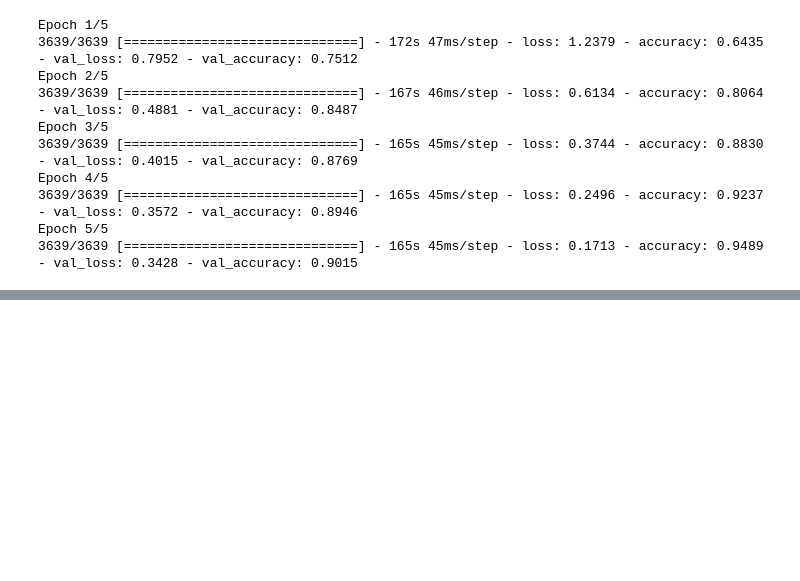
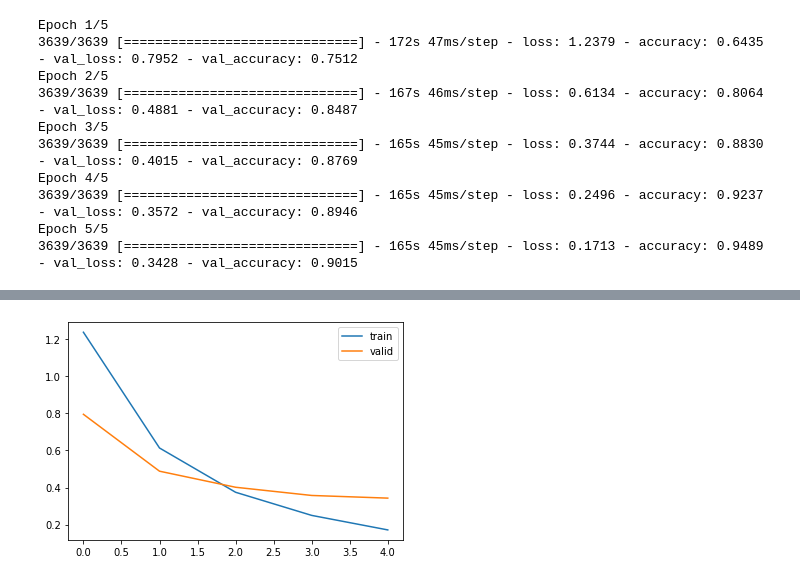
Before and after one commit to afs-chowdhury/nlp_rnn, a Jupyter notebook: bangla_news_classification.ipynb, the cells around one changed output, grey strips where cells are left out. Cells and saved outputs as stored; diff of their text form; code cells hidden in the pictures; blank space fills up the shorter version.

```diff
--- a/bangla_news_classification.ipynb
+++ b/bangla_news_classification.ipynb
@@ -728,0 +738,9 @@ Epoch 5/5
+# %%
+import matplotlib.pyplot as plt
+
+plt.plot(gru_history.history['loss'])
+plt.plot(gru_history.history['val_loss'])
+plt.legend(['train', 'valid'])
+plt.show()
+# %% [output]
+[figure, added]
```
Also changed, not shown: parts of 1 cell of this notebook.
